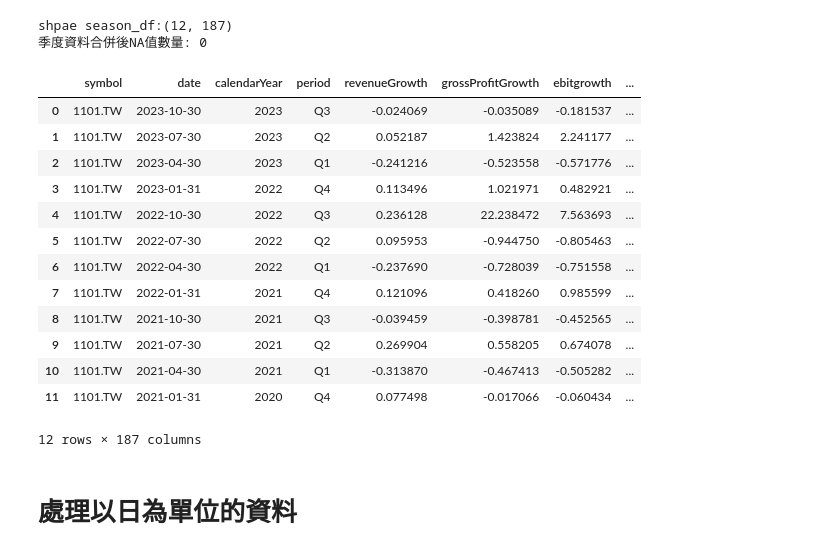
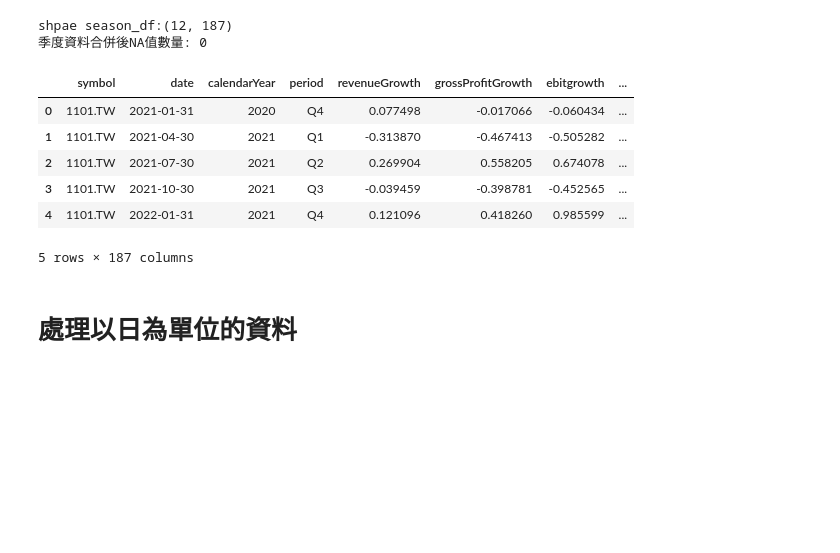
Before and after one commit to lala9456/0605ineterview, a Jupyter notebook: EDA.ipynb, the cells around one changed output. Saved outputs shown, nothing was run; the diff lists cells and outputs as text; code cells hidden in the pictures; blank space fills up the shorter version.

```diff
--- a/EDA.ipynb
+++ b/EDA.ipynb
@@ -85,22 +108,15 @@ print("季度資料合併後NA值數量:",season_df.isna().sum().sum())
 shpae season_df:(12, 187)
 季度資料合併後NA值數量: 0
 # %%
-season_df
+season_df.head()
 # %% [output]
 |  | symbol | date | calendarYear | period | revenueGrowth | grossProfitGrowth | ebitgrowth | ... |
-| 0 | 1101.TW | 2023-10-30 | 2023 | Q3 | -0.024069 | -0.035089 | -0.181537 | ... |
-| 1 | 1101.TW | 2023-07-30 | 2023 | Q2 | 0.052187 | 1.423824 | 2.241177 | ... |
-| 2 | 1101.TW | 2023-04-30 | 2023 | Q1 | -0.241216 | -0.523558 | -0.571776 | ... |
-| 3 | 1101.TW | 2023-01-31 | 2022 | Q4 | 0.113496 | 1.021971 | 0.482921 | ... |
-| 4 | 1101.TW | 2022-10-30 | 2022 | Q3 | 0.236128 | 22.238472 | 7.563693 | ... |
-| 5 | 1101.TW | 2022-07-30 | 2022 | Q2 | 0.095953 | -0.944750 | -0.805463 | ... |
-| 6 | 1101.TW | 2022-04-30 | 2022 | Q1 | -0.237690 | -0.728039 | -0.751558 | ... |
-| 7 | 1101.TW | 2022-01-31 | 2021 | Q4 | 0.121096 | 0.418260 | 0.985599 | ... |
-| 8 | 1101.TW | 2021-10-30 | 2021 | Q3 | -0.039459 | -0.398781 | -0.452565 | ... |
-| 9 | 1101.TW | 2021-07-30 | 2021 | Q2 | 0.269904 | 0.558205 | 0.674078 | ... |
-| 10 | 1101.TW | 2021-04-30 | 2021 | Q1 | -0.313870 | -0.467413 | -0.505282 | ... |
-| 11 | 1101.TW | 2021-01-31 | 2020 | Q4 | 0.077498 | -0.017066 | -0.060434 | ... |
+| 0 | 1101.TW | 2021-01-31 | 2020 | Q4 | 0.077498 | -0.017066 | -0.060434 | ... |
+| 1 | 1101.TW | 2021-04-30 | 2021 | Q1 | -0.313870 | -0.467413 | -0.505282 | ... |
+| 2 | 1101.TW | 2021-07-30 | 2021 | Q2 | 0.269904 | 0.558205 | 0.674078 | ... |
+| 3 | 1101.TW | 2021-10-30 | 2021 | Q3 | -0.039459 | -0.398781 | -0.452565 | ... |
+| 4 | 1101.TW | 2022-01-31 | 2021 | Q4 | 0.121096 | 0.418260 | 0.985599 | ... |
-12 rows × 187 columns
+5 rows × 187 columns
 # %% [markdown]
 # <h1>處理以日為單位的資料</h1>
 # %%
```
Also changed, not shown: parts of 25 cells of this notebook, 2 other files.
